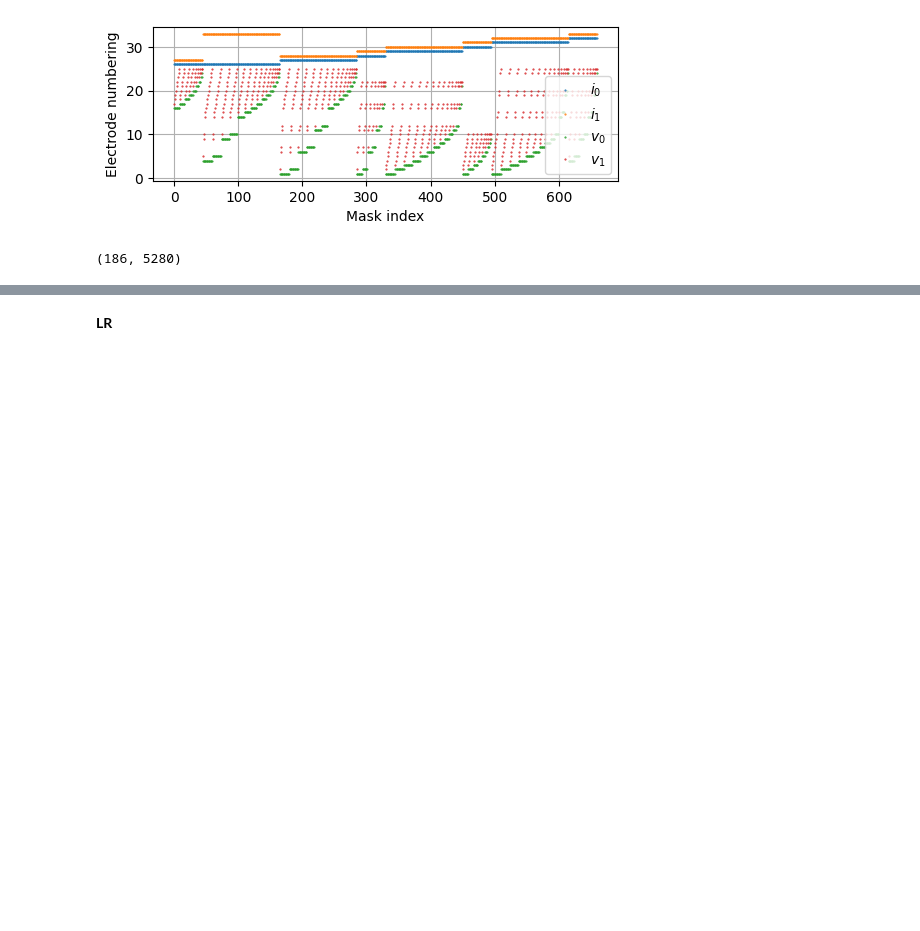
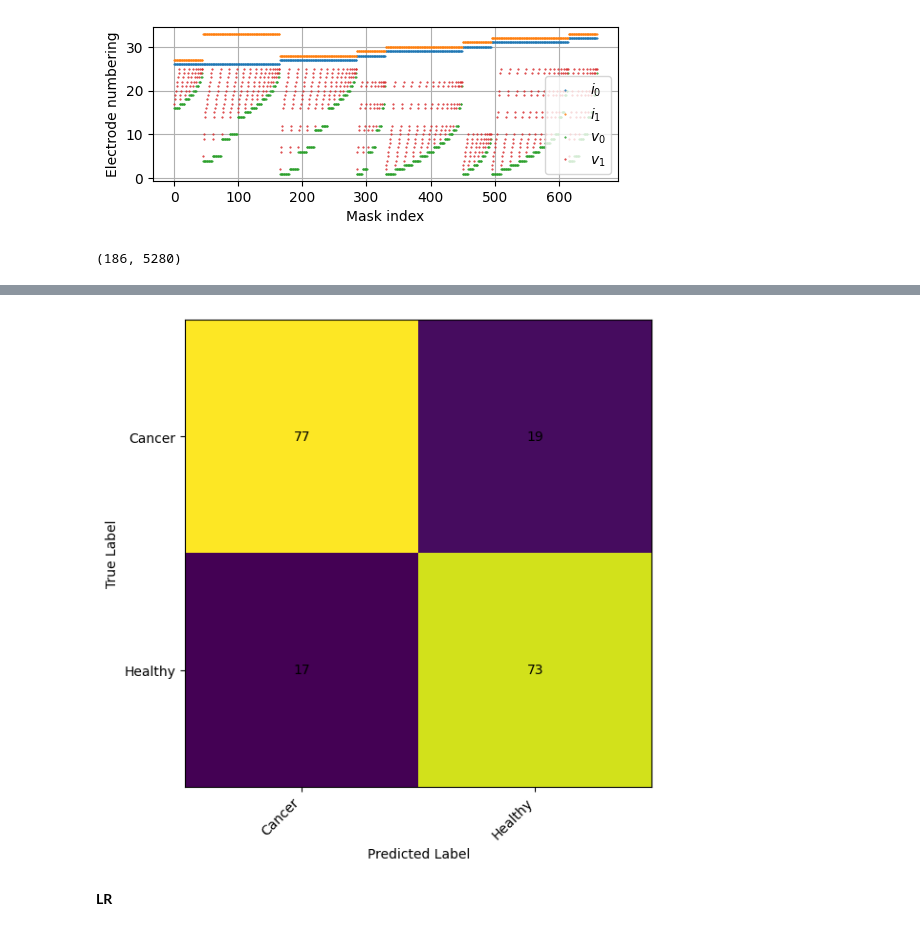
Before and after one commit to EITLabworks/IIVV-Evaluation, a Jupyter notebook: Results.ipynb, the cells around one changed output, grey strips where cells are left out. Cells and saved outputs as stored; diff of their text form; code cells hidden in the pictures; blank space fills up the shorter version.

```diff
--- a/Results.ipynb
+++ b/Results.ipynb
@@ -182,3 +208,7 @@ ResultsROCAUC(
+# %%
+plot_cm(y_true, y_score, classes=["Cancer", "Healthy"])
+# %% [output]
+[figure, added]
 # %% [markdown]
 **LR**
 # %%
```
Also changed, not shown: parts of 19 cells of this notebook, 5 other files.
